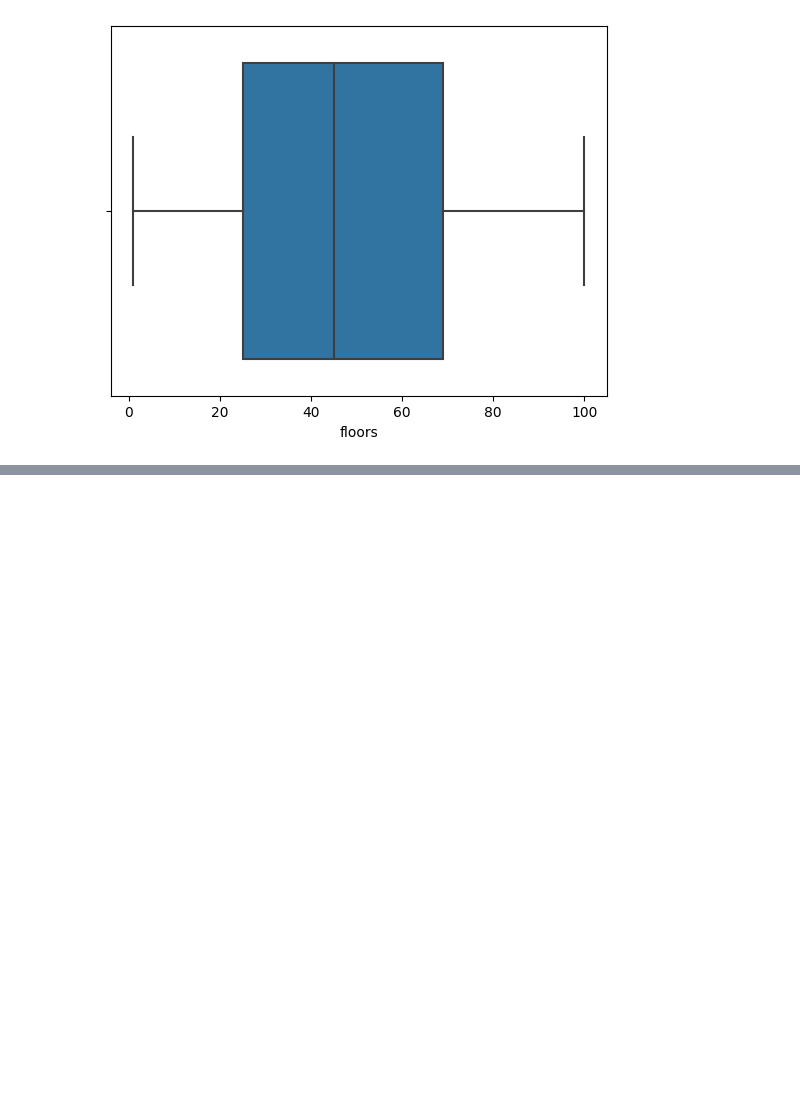
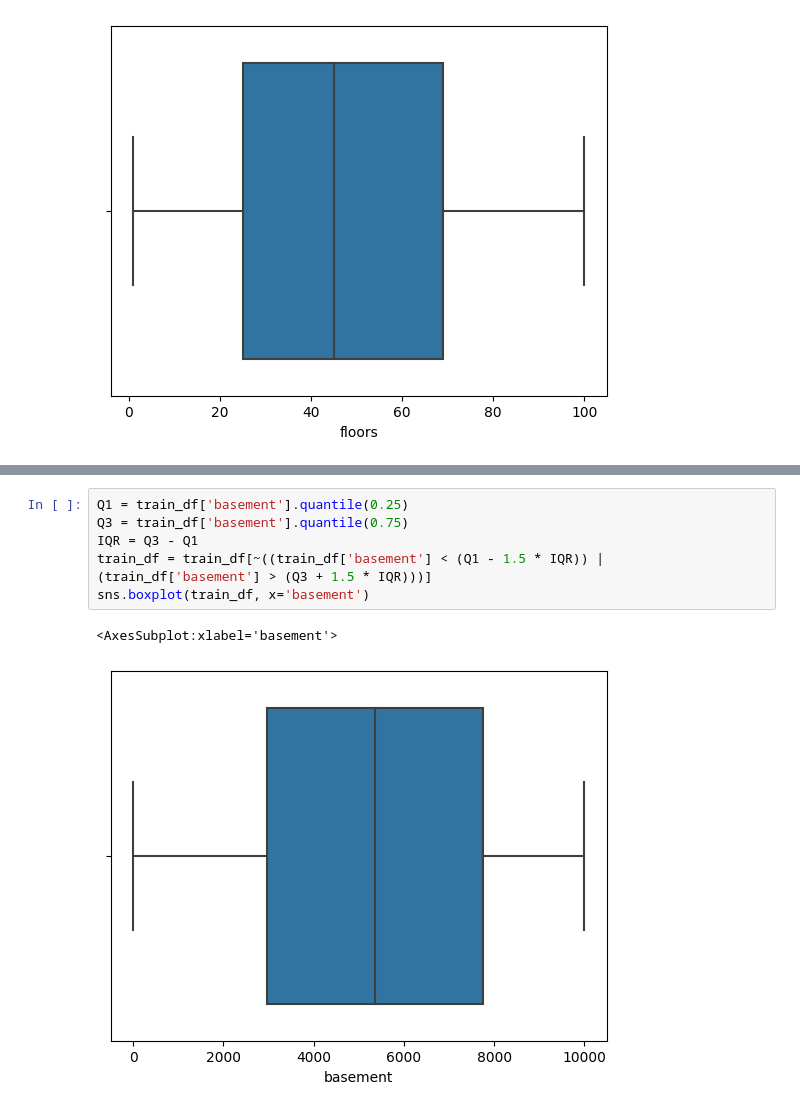
Before and after one commit to BagzzBunny/Regression-with-a-Tabular-Paris-Housing-Price-Dataset, a Jupyter notebook: housing_price_paris.ipynb, the cells around one changed output, grey strips where cells are left out. Drawn from its saved outputs; the diff is of its cells as text; blank space fills up the shorter version.

```diff
--- a/housing_price_paris.ipynb
+++ b/housing_price_paris.ipynb
@@ -182,0 +190,9 @@ sns.boxplot(train_df, x='floors')
+# %%
+Q1 = train_df['basement'].quantile(0.25)
+Q3 = train_df['basement'].quantile(0.75)
+IQR = Q3 - Q1
+train_df = train_df[~((train_df['basement'] < (Q1 - 1.5 * IQR)) | (train_df['basement'] > (Q3 + 1.5 * IQR)))]
+sns.boxplot(train_df, x='basement')
+# %% [output]
+<AxesSubplot:xlabel='basement'>
+[figure, added]
```
Also changed, not shown: parts of 2 cells of this notebook.
